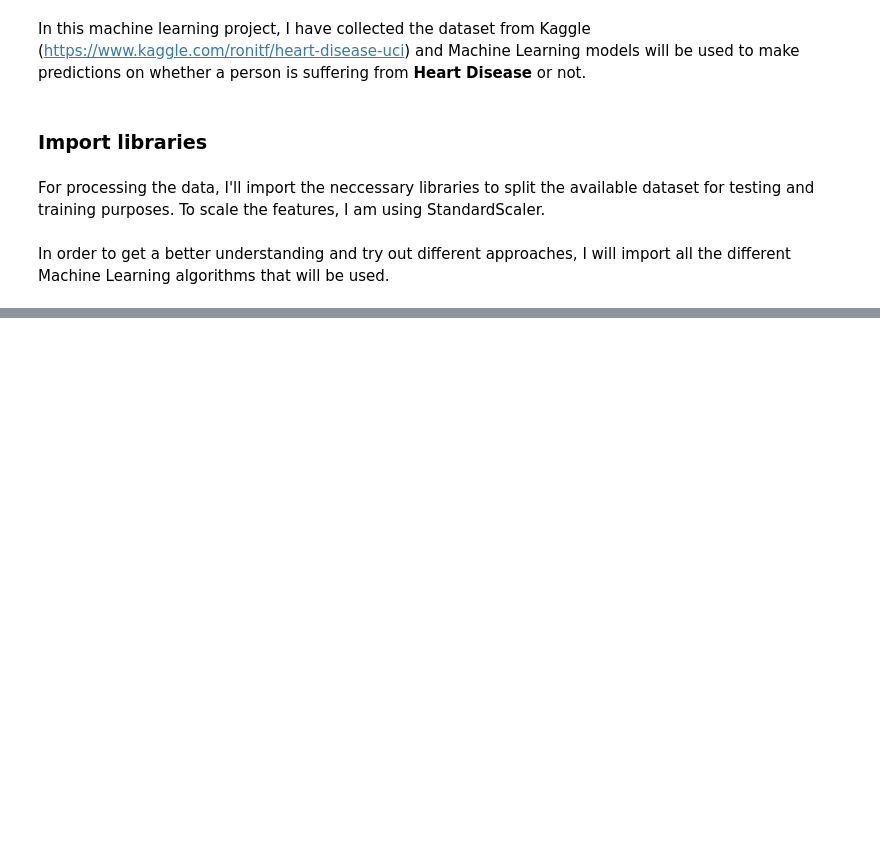
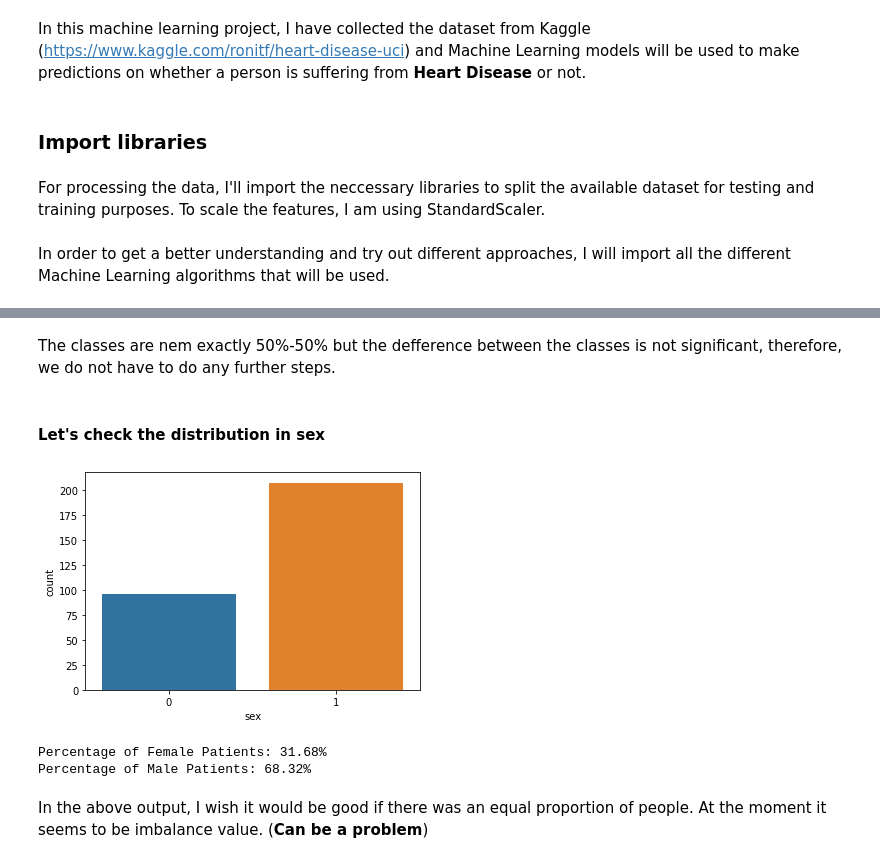
Before and after one commit to AdamHorvath12/Heart-Disease-Prediction, a Jupyter notebook: Heart-Disease-Prediction.ipynb, the cells around one changed output, grey strips where cells are left out. Saved outputs shown, nothing was run; the diff lists cells and outputs as text; code cells hidden in the pictures; blank space fills up the shorter version.

```diff
--- a/Heart-Disease-Prediction.ipynb
+++ b/Heart-Disease-Prediction.ipynb
@@ -27,0 +125,21 @@ from sklearn.ensemble import RandomForestClassifier #Random Forest Classifier
+# %% [markdown]
+The classes are nem exactly 50%-50% but the defference between the classes is not significant, therefore, we do not have to do any further steps.
+# %% [markdown]
+#### Let's check the distribution in sex
+# %%
+#Sex (1 = male; 0 = female)
+sns.countplot(df.sex)
+plt.show()
+# %% [output]
+[figure, added]
+# %%
+countFemale = len(df[df.sex == 0])
+countMale = len(df[df.sex == 1])
+all_ = len(df.sex)
+print("Percentage of Female Patients: {:.2f}%".format((countFemale / all_*100)))
+print("Percentage of Male Patients: {:.2f}%".format((countMale / all_*100)))
+# %% [output]
+Percentage of Female Patients: 31.68%
+Percentage of Male Patients: 68.32%
+# %% [markdown]
+In the above output, I wish it would be good if there was an equal proportion of people. At the moment it seems to be imbalance value. (**Can be a problem**)
```
Also changed, not shown: parts of 34 cells of this notebook, 1 other file.
